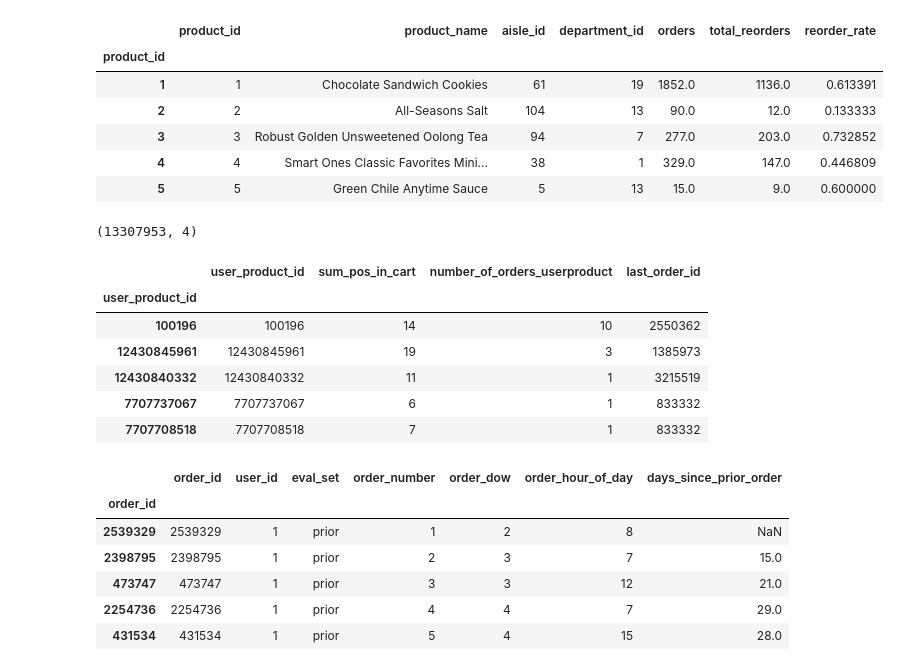
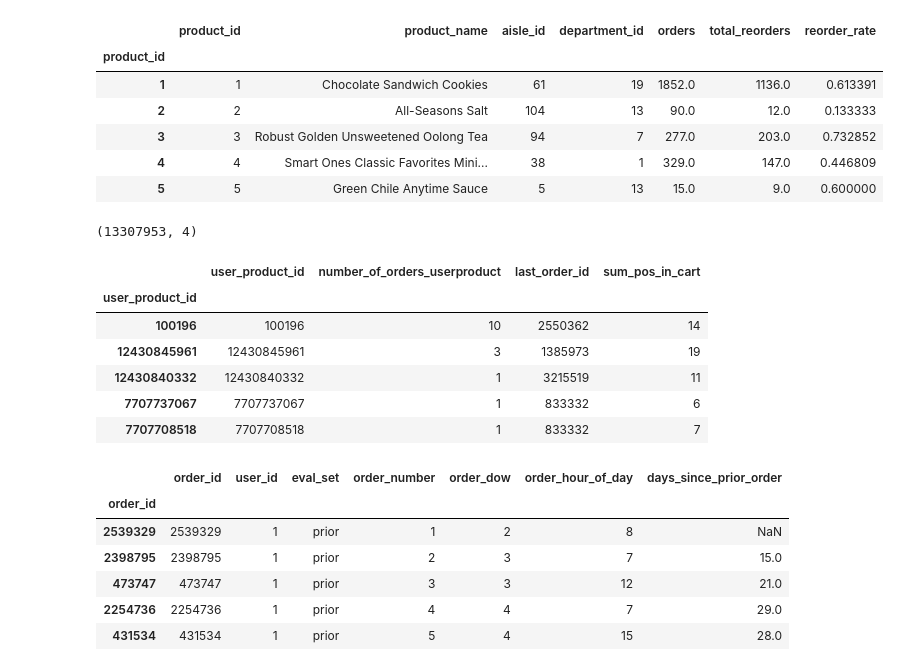
Before and after one commit to josephsudibyo/Instacart-Market-Basket-Analysis-, a Jupyter notebook: Instacart_Project.ipynb, the cells around one changed output. Saved outputs shown, nothing was run; the diff lists cells and outputs as text; code cells hidden in the pictures.

```diff
--- a/Instacart_Project.ipynb
+++ b/Instacart_Project.ipynb
@@ -354,25 +354,24 @@ products.head()
 # %%
 #user x product level variables
 userproduct = merged.copy()
 userproduct['user_product_id'] = userproduct.product_id + userproduct.user_id * 100000
 userproduct = userproduct.sort_values('order_number')
 userproduct = userproduct.groupby('user_product_id',sort=False).agg({'order_id': ['size', 'last'], 'add_to_cart_order': 'sum'})
-userproduct.columns = ['sum_pos_in_cart','number_of_orders_userproduct', 'last_order_id']
-#userproduct['average_pos_in_cart'] = userproduct['sum_pos_in_cart']/userproduct['number_of_orders_userproduct']
+userproduct.columns = ['number_of_orders_userproduct','last_order_id','sum_pos_in_cart']
 userproduct=userproduct.reset_index()
 userproduct=userproduct.set_index('user_product_id',drop=False)
 print(userproduct.shape)
 del merged
 userproduct.head()
 # %% [output]
 (13307953, 4)
-|  | user_product_id | sum_pos_in_cart | number_of_orders_userproduct | last_order_id |
+|  | user_product_id | number_of_orders_userproduct | last_order_id | sum_pos_in_cart |
 | user_product_id |  |  |  |  |
-| 100196 | 100196 | 14 | 10 | 2550362 |
-| 12430845961 | 12430845961 | 19 | 3 | 1385973 |
-| 12430840332 | 12430840332 | 11 | 1 | 3215519 |
-| 7707737067 | 7707737067 | 6 | 1 | 833332 |
-| 7707708518 | 7707708518 | 7 | 1 | 833332 |
+| 100196 | 100196 | 10 | 2550362 | 14 |
+| 12430845961 | 12430845961 | 3 | 1385973 | 19 |
+| 12430840332 | 12430840332 | 1 | 3215519 | 11 |
+| 7707737067 | 7707737067 | 1 | 833332 | 6 |
+| 7707708518 | 7707708518 | 1 | 833332 | 7 |
 # %%
 #order level variables
 orders=orders.set_index('order_id',drop=False)
```
Also changed, not shown: parts of 13 cells of this notebook.
